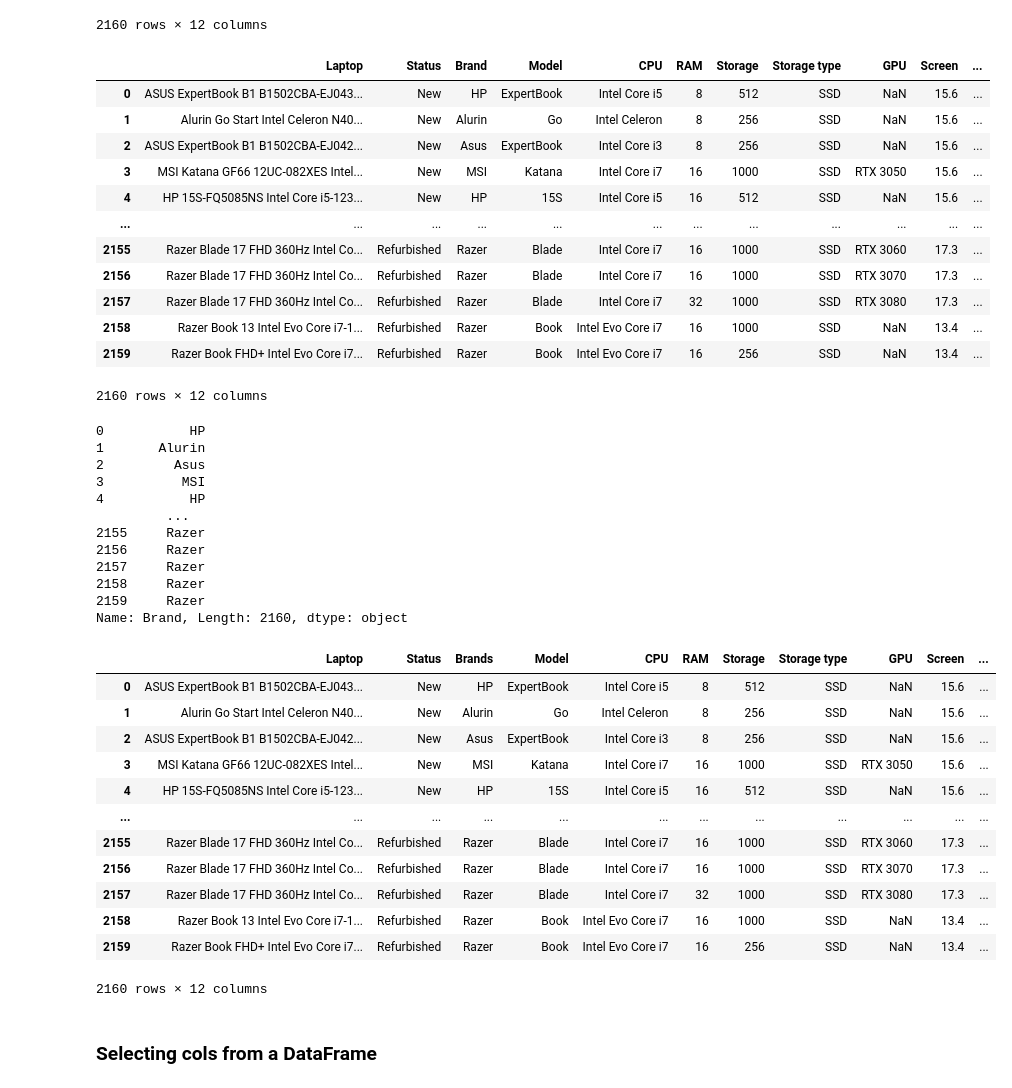
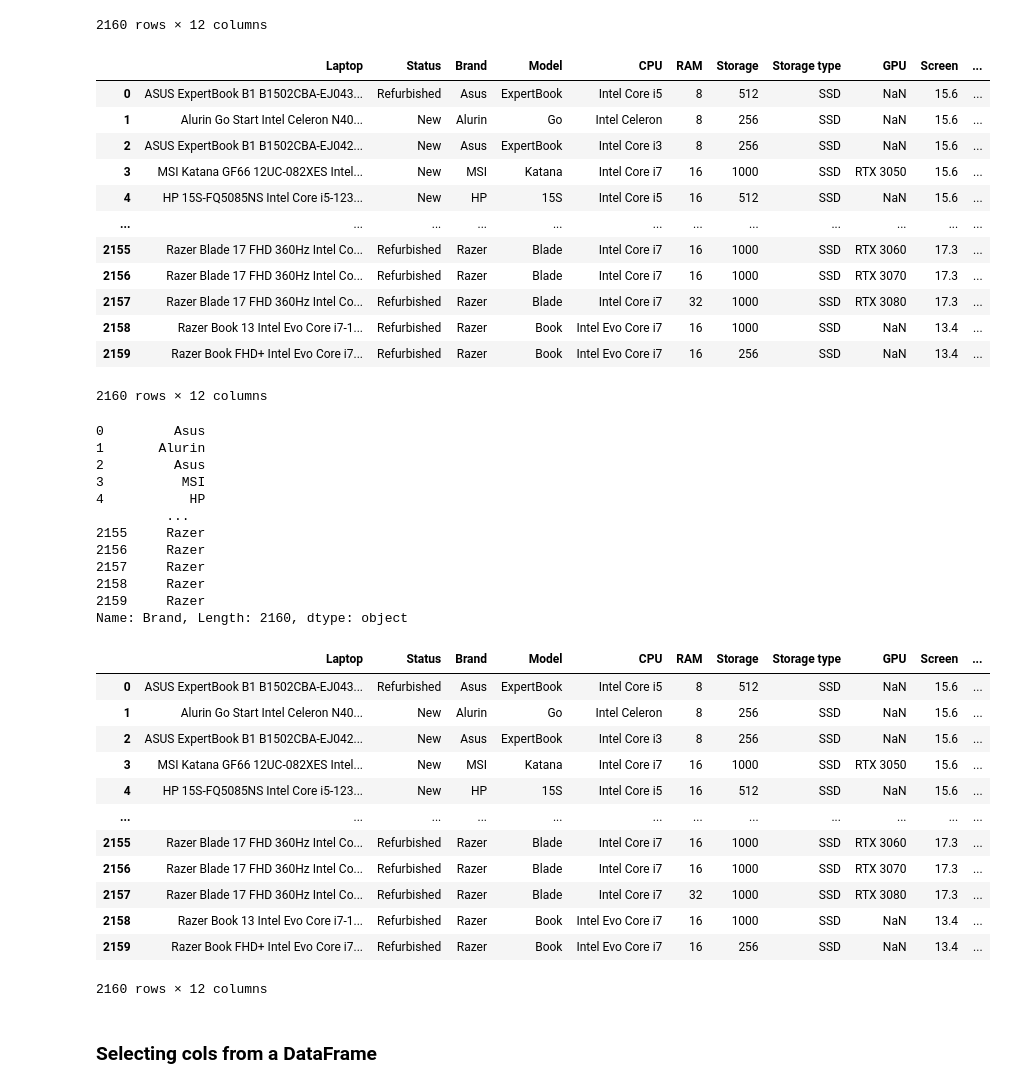
Before and after one commit to Owaisk23/Python-Numpy-Pandas, a Jupyter notebook: pandas_fundamentals.ipynb, the cells around one changed output. Cells and saved outputs as stored; diff of their text form; code cells hidden in the pictures.

```diff
--- a/pandas_fundamentals.ipynb
+++ b/pandas_fundamentals.ipynb
@@ -220,12 +212,12 @@ df
 2160 rows × 12 columns
 # %%
 # df['Brand'][0] = 'HP'
-df.loc[0, 'Brand'] = 'HP'
+df.loc[0, 'Status'] = 'Refurbished'
 # %%
 df
 # %% [output]
 |  | Laptop | Status | Brand | Model | CPU | RAM | Storage | Storage type | GPU | Screen | ... |
-| 0 | ASUS ExpertBook B1 B1502CBA-EJ043... | New | HP | ExpertBook | Intel Core i5 | 8 | 512 | SSD | NaN | 15.6 | ... |
+| 0 | ASUS ExpertBook B1 B1502CBA-EJ043... | Refurbished | Asus | ExpertBook | Intel Core i5 | 8 | 512 | SSD | NaN | 15.6 | ... |
 | 1 | Alurin Go Start Intel Celeron N40... | New | Alurin | Go | Intel Celeron | 8 | 256 | SSD | NaN | 15.6 | ... |
 | 2 | ASUS ExpertBook B1 B1502CBA-EJ042... | New | Asus | ExpertBook | Intel Core i3 | 8 | 256 | SSD | NaN | 15.6 | ... |
 | 3 | MSI Katana GF66 12UC-082XES Intel... | New | MSI | Katana | Intel Core i7 | 16 | 1000 | SSD | RTX 3050 | 15.6 | ... |
@@ -240,7 +232,7 @@ df
 # %%
 df['Brand']
 # %% [output]
-0           HP
+0         Asus
 1       Alurin
 2         Asus
 3          MSI
@@ -253,12 +245,12 @@ df['Brand']
 2159     Razer
 Name: Brand, Length: 2160, dtype: object
 # %%
-df.rename(columns={'Brand':'Brands'},inplace=True)
-#df.rename(columns={'Brand':'Brands'})
+df.rename(columns={'Laptops':'Laptop'},inplace=True)
+# df.rename(columns={'Brands':'Brand'})
 df
 # %% [output]
-|  | Laptop | Status | Brands | Model | CPU | RAM | Storage | Storage type | GPU | Screen | ... |
-| 0 | ASUS ExpertBook B1 B1502CBA-EJ043... | New | HP | ExpertBook | Intel Core i5 | 8 | 512 | SSD | NaN | 15.6 | ... |
+|  | Laptop | Status | Brand | Model | CPU | RAM | Storage | Storage type | GPU | Screen | ... |
+| 0 | ASUS ExpertBook B1 B1502CBA-EJ043... | Refurbished | Asus | ExpertBook | Intel Core i5 | 8 | 512 | SSD | NaN | 15.6 | ... |
 | 1 | Alurin Go Start Intel Celeron N40... | New | Alurin | Go | Intel Celeron | 8 | 256 | SSD | NaN | 15.6 | ... |
 | 2 | ASUS ExpertBook B1 B1502CBA-EJ042... | New | Asus | ExpertBook | Intel Core i3 | 8 | 256 | SSD | NaN | 15.6 | ... |
 | 3 | MSI Katana GF66 12UC-082XES Intel... | New | MSI | Katana | Intel Core i7 | 16 | 1000 | SSD | RTX 3050 | 15.6 | ... |
```
Also changed, not shown: parts of 14 cells of this notebook, 23 other files.
